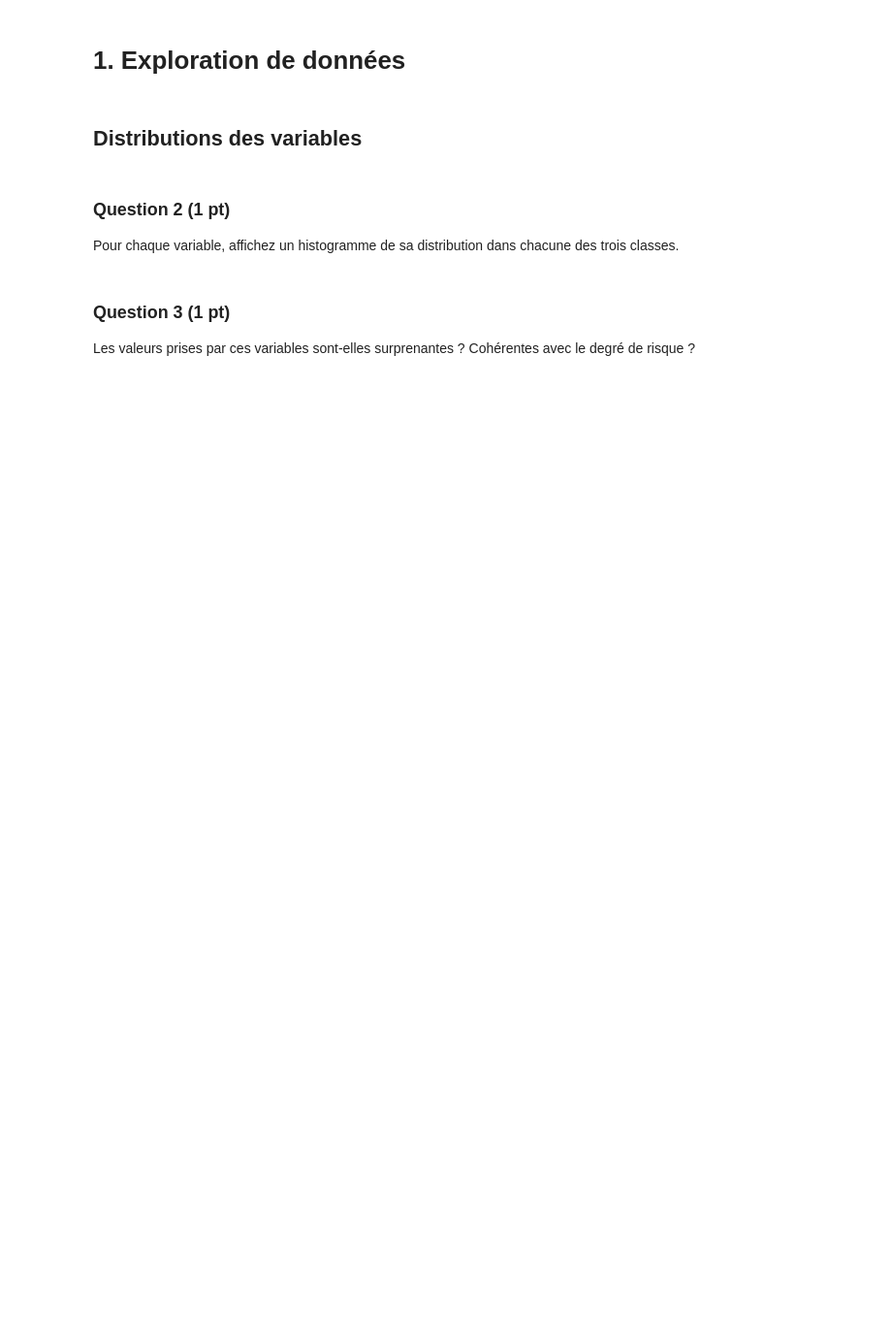
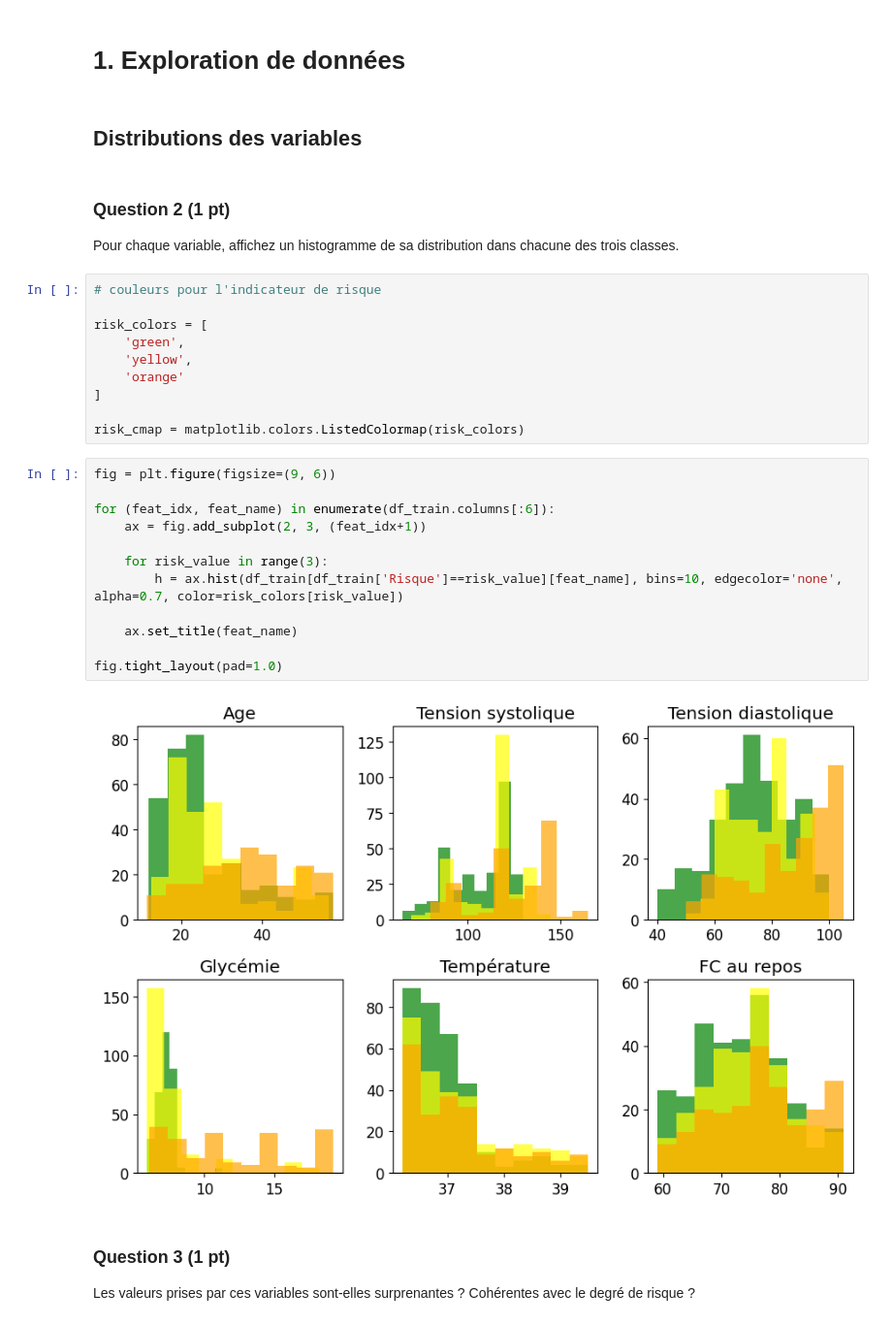
Before and after one commit to romain-lelaidier/sdd-projet, a Jupyter notebook: Projet.ipynb, the cells around one changed output. Shown at 97% size. Saved outputs shown, nothing was run; the diff lists cells and outputs as text; blank space fills up the shorter version.

```diff
--- a/Projet.ipynb
+++ b/Projet.ipynb
@@ -66,6 +83,30 @@ y_train = np.array(df_train['Risque'], dtype='int')
 # %% [markdown]
 ### Question 2 (1 pt)
 Pour chaque variable, affichez un histogramme de sa distribution dans chacune des trois classes.
+# %%
+# couleurs pour l'indicateur de risque
+
+risk_colors = [
+    'green',
+    'yellow',
+    'orange'
+]
+
+risk_cmap = matplotlib.colors.ListedColormap(risk_colors)
+# %%
+fig = plt.figure(figsize=(9, 6))
+
+for (feat_idx, feat_name) in enumerate(df_train.columns[:6]):
+    ax = fig.add_subplot(2, 3, (feat_idx+1))
+
+    for risk_value in range(3):
+        h = ax.hist(df_train[df_train['Risque']==risk_value][feat_name], bins=10, edgecolor='none', alpha=0.7, color=risk_colors[risk_value])
+
+    ax.set_title(feat_name)
+
+fig.tight_layout(pad=1.0)
+# %% [output]
+[figure, added]
 # %% [markdown]
 ### Question 3 (1 pt)
 Les valeurs prises par ces variables sont-elles surprenantes ? Cohérentes avec le degré de risque ?
```
Also changed, not shown: parts of 8 cells of this notebook.
